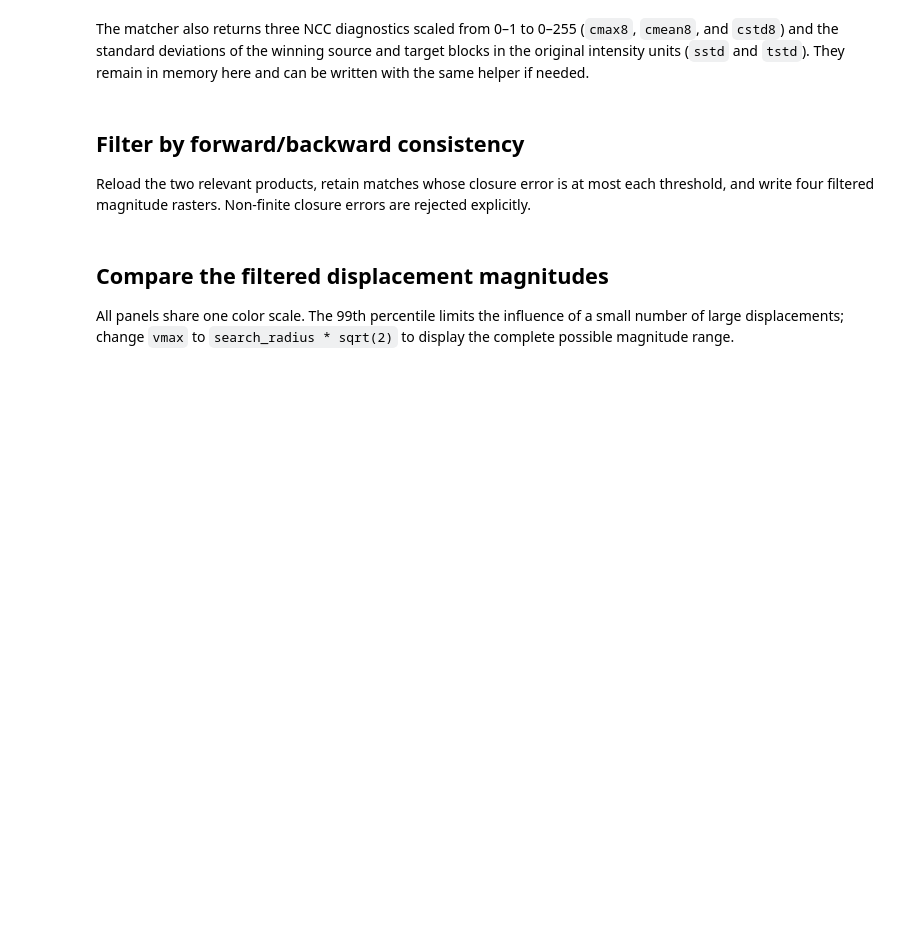
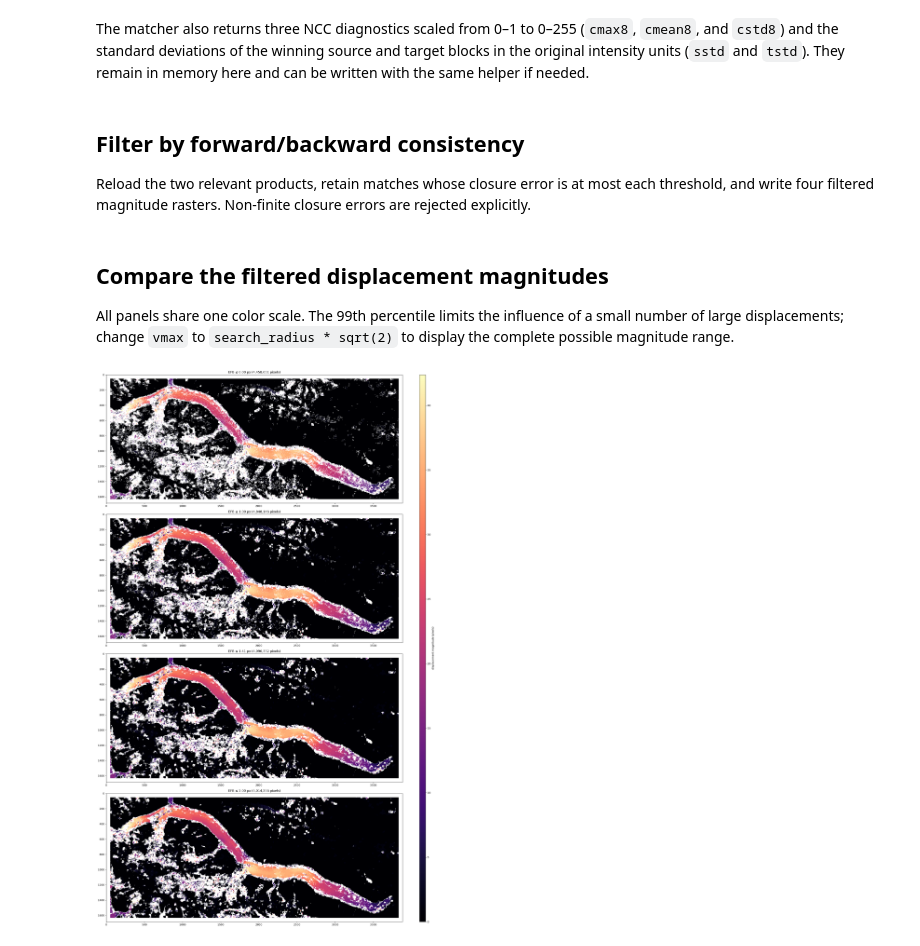
Before and after one commit to Rheinwalt/numba_cuda_block_matching, a Jupyter notebook: Sentinel2_block_matching_tutorial.ipynb, the cells around one changed output. Cells and saved outputs as stored; diff of their text form; code cells hidden in the pictures; blank space fills up the shorter version.

```diff
--- a/Sentinel2_block_matching_tutorial.ipynb
+++ b/Sentinel2_block_matching_tutorial.ipynb
@@ -176,19 +184,19 @@ for threshold in thresholds:
 All panels share one color scale. The 99th percentile limits the influence of a small number of large displacements; change `vmax` to `search_radius * sqrt(2)` to display the complete possible magnitude range.
 # %%
 finite_rho = rho_from_disk[np.isfinite(rho_from_disk)]
-vmax = np.nanpercentile(finite_rho, 99) if finite_rho.size else 1.0
+vmax = np.nanpercentile(finite_rho, 98)
 
-fig, axes = plt.subplots(2, 2, figsize=(14, 7), constrained_layout=True)
+fig, axes = plt.subplots(4, 1, figsize=(20, 30), constrained_layout=True)
 last_image = None
-for ax, threshold in zip(axes.flat, thresholds):
+for ax, threshold in zip(axes, thresholds):
     image = ax.imshow(
-        rho_filtered[threshold], cmap="magma", vmin=0, vmax=vmax, interpolation="nearest"
+        rho_filtered[threshold], cmap="magma", vmin=0, vmax=vmax, interpolation="none"
     )
     last_image = image
     retained = np.count_nonzero(np.isfinite(rho_filtered[threshold]))
     ax.set_title(f"EFB ≤ {threshold:.2f} px ({retained:,} pixels)")
-    ax.set_xlabel("column")
-    ax.set_ylabel("row")
 
-fig.colorbar(last_image, ax=axes, label="displacement magnitude (pixels)", shrink=0.9)
+fig.colorbar(last_image, ax=axes, label="displacement magnitude (pixels)", aspect=90)
 plt.show()
+# %% [output]
+[figure, added]
```
Also changed, not shown: parts of 3 cells of this notebook.
